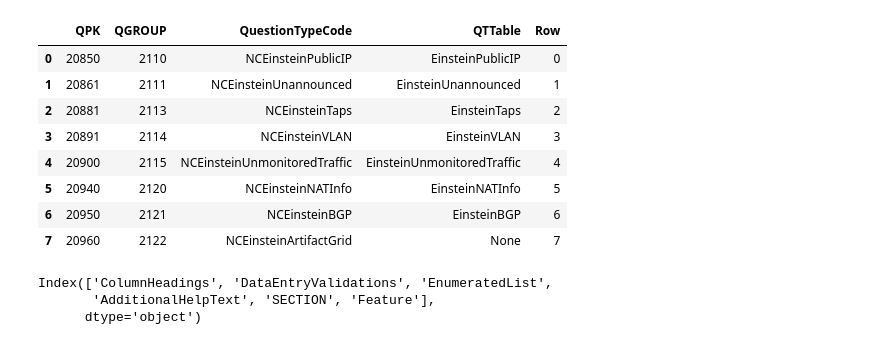
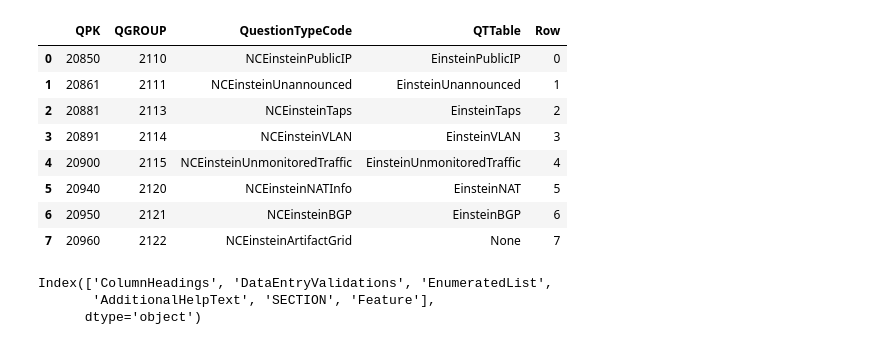
Before and after one commit to tmnkopp/PythonAutomation, a Jupyter notebook: Eins/FileGen.ipynb, the cells around one changed output. Drawn from its saved outputs; the diff is of its cells as text; code cells hidden in the pictures.

```diff
--- a/Eins/FileGen.ipynb
+++ b/Eins/FileGen.ipynb
@@ -7,23 +7,23 @@ import pandas as pd
 # %%
 engine = create_engine(connstr)
 conn = engine.connect()
 query = """ \
 SELECT QPK, QGROUP, QuestionTypeCode, QTTable, ROW_NUMBER() OVER(ORDER BY IDTEXT ASC) -1 AS Row
 FROM  vw_MetricsCompositeKeys
-WHERE PK_Form LIKE '%EINS%'
+WHERE PK_Form LIKE '%EINS%' AND QuestionTypeCode LIKE '%NCEinstein%'
 ORDER BY IDTEXT ASC
 """
 df = pd.read_sql(query,con=conn)
 conn.close()
 df
 # %% [output]
 |  | QPK | QGROUP | QuestionTypeCode | QTTable | Row |
 | 0 | 20850 | 2110 | NCEinsteinPublicIP | EinsteinPublicIP | 0 |
 | 1 | 20861 | 2111 | NCEinsteinUnannounced | EinsteinUnannounced | 1 |
 | 2 | 20881 | 2113 | NCEinsteinTaps | EinsteinTaps | 2 |
 | 3 | 20891 | 2114 | NCEinsteinVLAN | EinsteinVLAN | 3 |
 | 4 | 20900 | 2115 | NCEinsteinUnmonitoredTraffic | EinsteinUnmonitoredTraffic | 4 |
-| 5 | 20940 | 2120 | NCEinsteinNATInfo | EinsteinNATInfo | 5 |
+| 5 | 20940 | 2120 | NCEinsteinNATInfo | EinsteinNAT | 5 |
 | 6 | 20950 | 2121 | NCEinsteinBGP | EinsteinBGP | 6 |
 | 7 | 20960 | 2122 | NCEinsteinArtifactGrid | None | 7 |
 # %%
```
Also changed, not shown: parts of 1 cell of this notebook, 1 other file.
